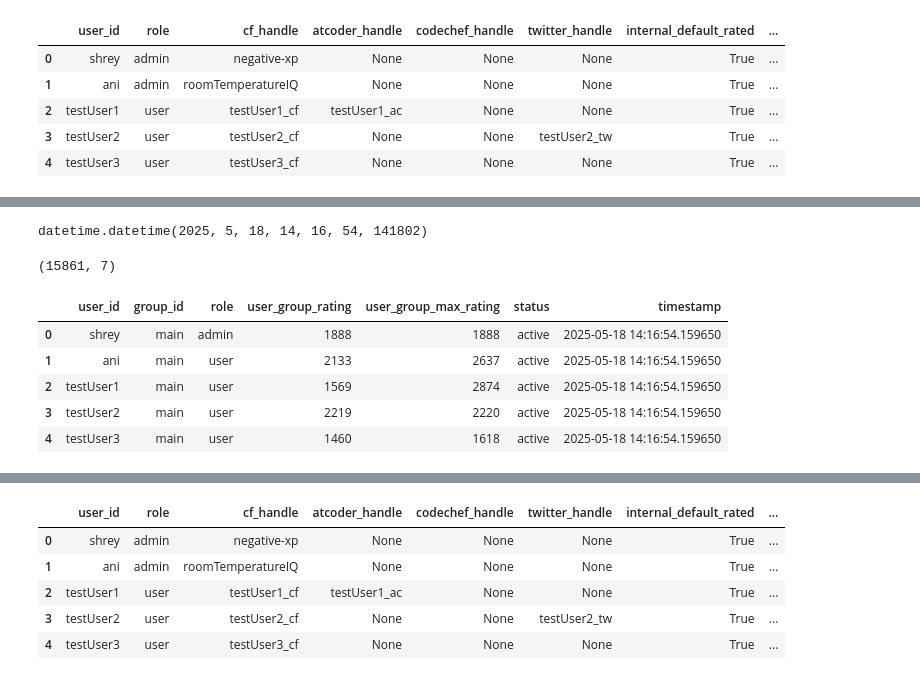
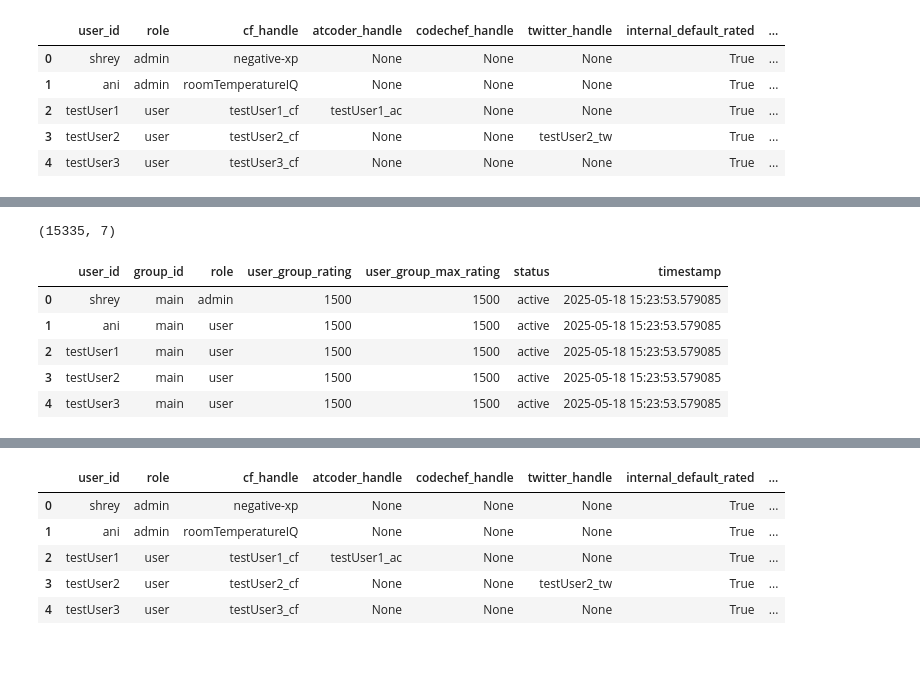
Before and after one commit to welcome-to-the-sunny-side/rshf, a Jupyter notebook: backend/sym.ipynb, the cells around one changed output, grey strips where cells are left out. Saved outputs shown, nothing was run; the diff lists cells and outputs as text; code cells hidden in the pictures.

```diff
--- a/backend/sym.ipynb
+++ b/backend/sym.ipynb
@@ -220,7 +216,3 @@ group_df.head()
-# %%
-groups[0].timestamp
-# %% [output]
-datetime.datetime(2025, 5, 18, 14, 16, 54, 141802)
 # %%
 # POPULATE MEMBERSHIPS
 memberships = []
@@ -231,20 +223,18 @@ memberships.append(GroupMembership(
     user_id=users[0].user_id,
     group_id=groups[0].group_id,
     role=Role.admin,
-    user_group_rating=1888,
-    user_group_max_rating=1888,
+    user_group_rating=1500,
+    user_group_max_rating=1500,
 ))
 
 for i in range(1, NUM_USERS):
-    mxr = int(random.random() * 3000)
-    cur = mxr - int(random.random() * (mxr/2))
     memberships.append(
         GroupMembership(
             user_id=users[i].user_id,
             group_id=groups[0].group_id,
             role=Role.user,
-            user_group_rating=cur,
-            user_group_max_rating=mxr,
+            user_group_rating=1500,
+            user_group_max_rating=1500,
         )
     )
 
@@ -261,36 +251,36 @@ for i in range(1, NUM_GROUPS):
     members = pick_random_subset(user_idx, grp_size)
     # admin for this group
     memberships.append(
         GroupMembership(
             user_id = users[members[0]].user_id,
             group_id = groups[i].group_id,
             role=Role.admin,
             user_group_rating=1500,
             user_group_max_rating=1500,
         )
     )
     for j in members[1:]:
         memberships.append(
             GroupMembership(
                 user_id=users[j].user_id,
                 group_id=groups[i].group_id,
                 role=Role.user,
                 user_group_rating=1500,
                 user_group_max_rating=1500,
             )
         )
 
 db.add_all(memberships)
 db.commit()
 
 membership_df = pd.read_sql("SELECT * FROM group_memberships", engine)
 print(membership_df.shape)
 membership_df.head()
 # %% [output]
-(15861, 7)
+(15335, 7)
 |  | user_id | group_id | role | user_group_rating | user_group_max_rating | status | timestamp |
-| 0 | shrey | main | admin | 1888 | 1888 | active | 2025-05-18 14:16:54.159650 |
-| 1 | ani | main | user | 2133 | 2637 | active | 2025-05-18 14:16:54.159650 |
-| 2 | testUser1 | main | user | 1569 | 2874 | active | 2025-05-18 14:16:54.159650 |
-| 3 | testUser2 | main | user | 2219 | 2220 | active | 2025-05-18 14:16:54.159650 |
-| 4 | testUser3 | main | user | 1460 | 1618 | active | 2025-05-18 14:16:54.159650 |
+| 0 | shrey | main | admin | 1500 | 1500 | active | 2025-05-18 15:23:53.579085 |
+| 1 | ani | main | user | 1500 | 1500 | active | 2025-05-18 15:23:53.579085 |
+| 2 | testUser1 | main | user | 1500 | 1500 | active | 2025-05-18 15:23:53.579085 |
+| 3 | testUser2 | main | user | 1500 | 1500 | active | 2025-05-18 15:23:53.579085 |
+| 4 | testUser3 | main | user | 1500 | 1500 | active | 2025-05-18 15:23:53.579085 |
```
Also changed, not shown: parts of 13 cells of this notebook, 4 other files.
